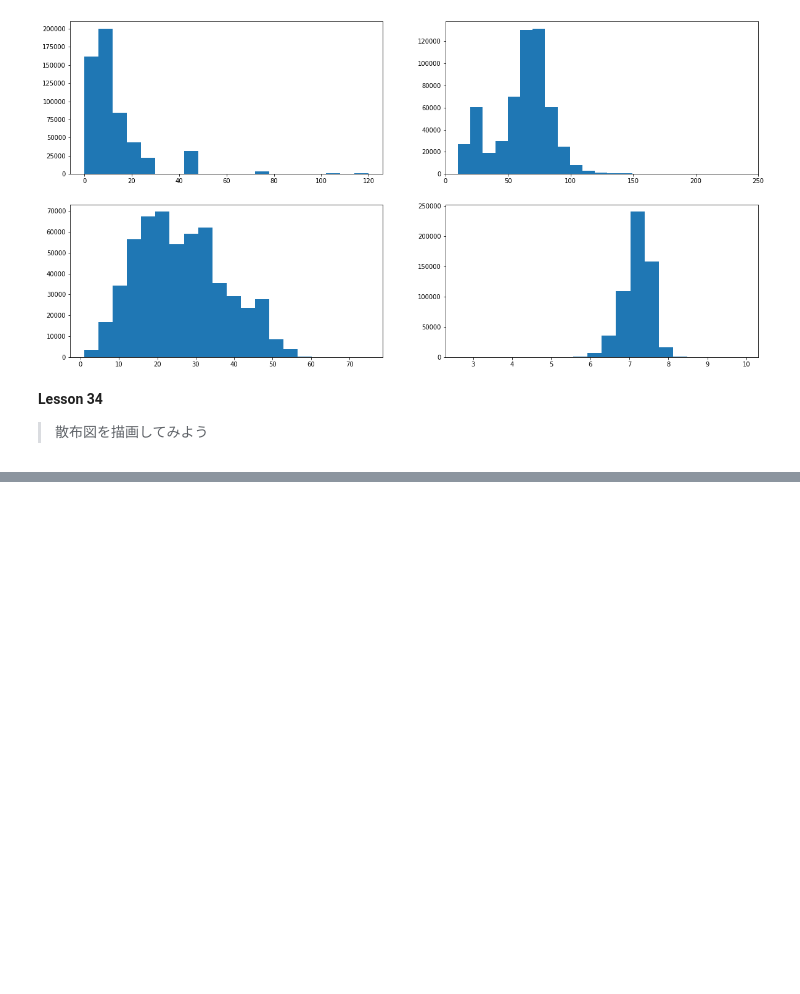
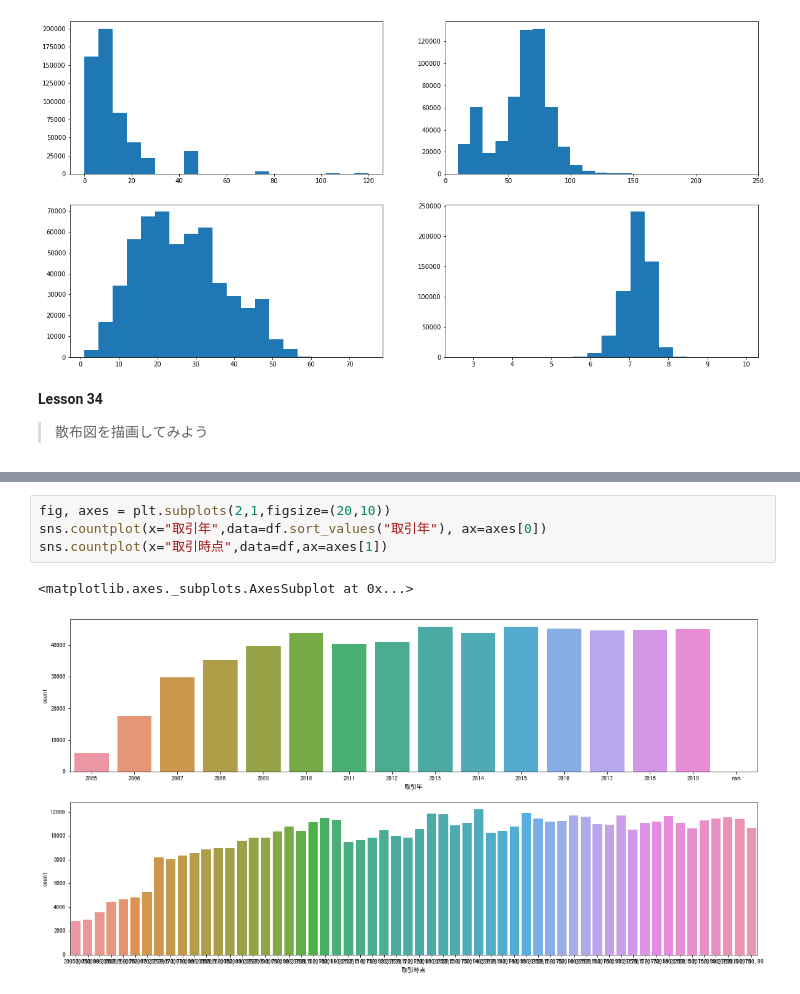
Before and after one commit to KJR020/Nishika_tutorial, a Jupyter notebook: Nishika_tutorial.ipynb, the cells around one changed output, grey strips where cells are left out. Cells and saved outputs as stored; diff of their text form; blank space fills up the shorter version.

```diff
--- a/Nishika_tutorial.ipynb
+++ b/Nishika_tutorial.ipynb
@@ -421,0 +483,7 @@ plt.scatter(df['最寄駅：距離（分）'],df['取引価格（総額）_log']
+# %%
+fig, axes = plt.subplots(2,1,figsize=(20,10))
+sns.countplot(x="取引年",data=df.sort_values("取引年"), ax=axes[0])
+sns.countplot(x="取引時点",data=df,ax=axes[1])
+# %% [output]
+<matplotlib.axes._subplots.AxesSubplot at 0x...>
+[figure, added]
```
Also changed, not shown: parts of 13 cells of this notebook.
